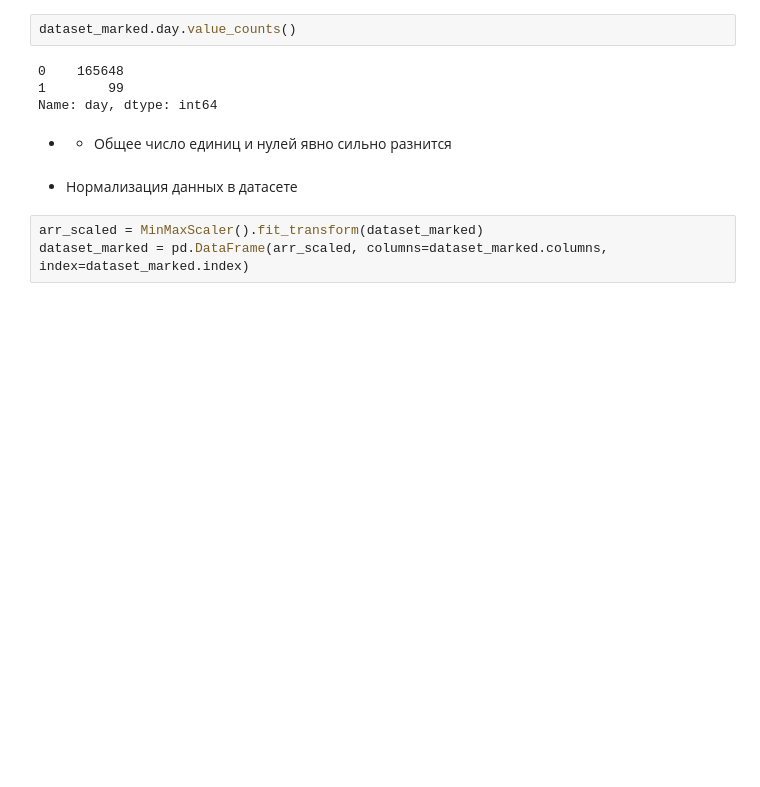
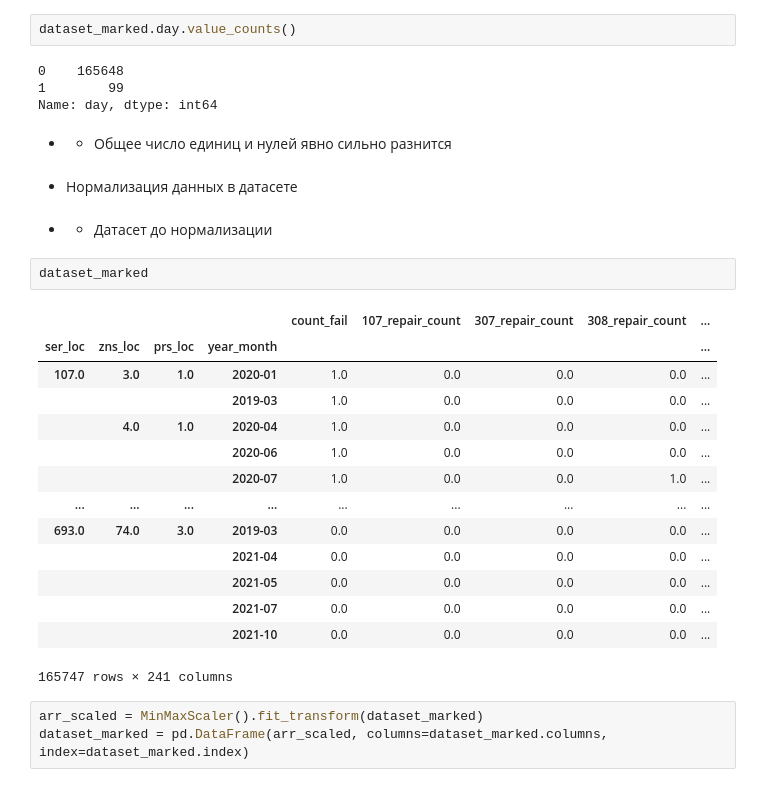
Before and after one commit to Meksis/Courseworks, a Jupyter notebook: coursework_ML.ipynb, the cells around one changed output. Cells and saved outputs as stored; diff of their text form; blank space fills up the shorter version.

```diff
--- a/coursework_ML.ipynb
+++ b/coursework_ML.ipynb
@@ -166,6 +166,25 @@ Name: day, dtype: int64
 - - Общее число единиц и нулей явно сильно разнится
 # %% [markdown]
 - Нормализация данных в датасете
+# %% [markdown]
+- - Датасет до нормализации
+# %%
+dataset_marked
+# %% [output]
+|  |  |  |  | count_fail | 107_repair_count | 307_repair_count | 308_repair_count | ... |
+| ser_loc | zns_loc | prs_loc | year_month |  |  |  |  | ... |
+| 107.0 | 3.0 | 1.0 | 2020-01 | 1.0 | 0.0 | 0.0 | 0.0 | ... |
+|  |  |  | 2019-03 | 1.0 | 0.0 | 0.0 | 0.0 | ... |
+|  | 4.0 | 1.0 | 2020-04 | 1.0 | 0.0 | 0.0 | 0.0 | ... |
+|  |  |  | 2020-06 | 1.0 | 0.0 | 0.0 | 0.0 | ... |
+|  |  |  | 2020-07 | 1.0 | 0.0 | 0.0 | 1.0 | ... |
+| ... | ... | ... | ... | ... | ... | ... | ... | ... |
+| 693.0 | 74.0 | 3.0 | 2019-03 | 0.0 | 0.0 | 0.0 | 0.0 | ... |
+|  |  |  | 2021-04 | 0.0 | 0.0 | 0.0 | 0.0 | ... |
+|  |  |  | 2021-05 | 0.0 | 0.0 | 0.0 | 0.0 | ... |
+|  |  |  | 2021-07 | 0.0 | 0.0 | 0.0 | 0.0 | ... |
+|  |  |  | 2021-10 | 0.0 | 0.0 | 0.0 | 0.0 | ... |
+165747 rows × 241 columns
 # %%
 arr_scaled = MinMaxScaler().fit_transform(dataset_marked)
 dataset_marked = pd.DataFrame(arr_scaled, columns=dataset_marked.columns, index=dataset_marked.index)
```
Also changed, not shown: parts of 10 cells of this notebook, 6 other files.
